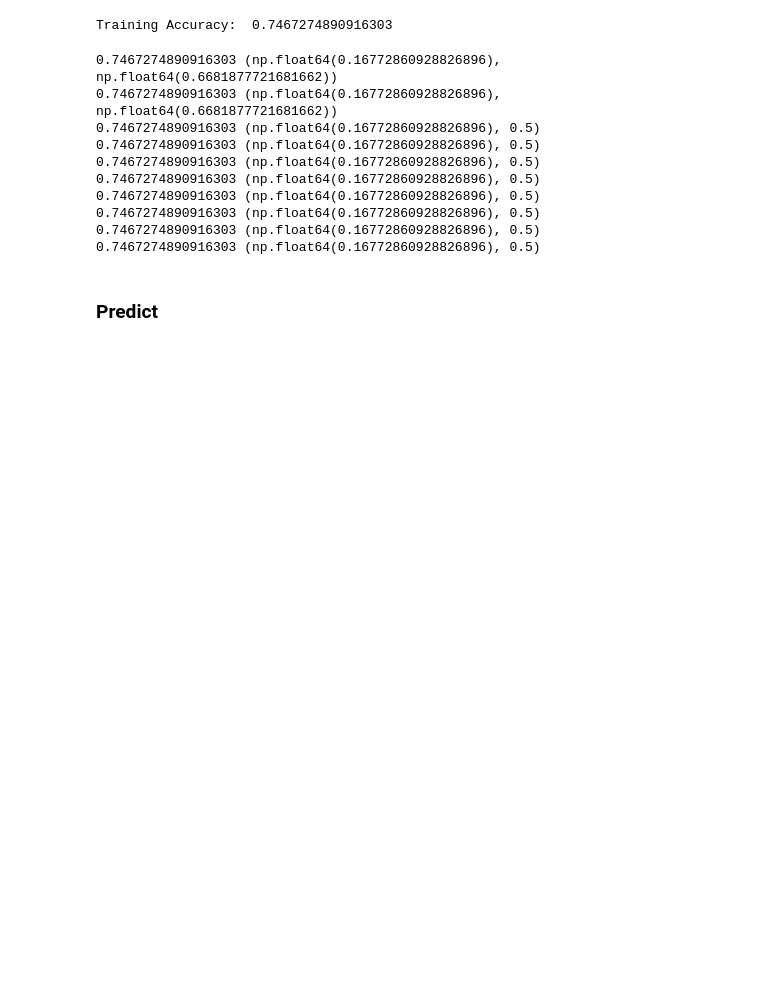
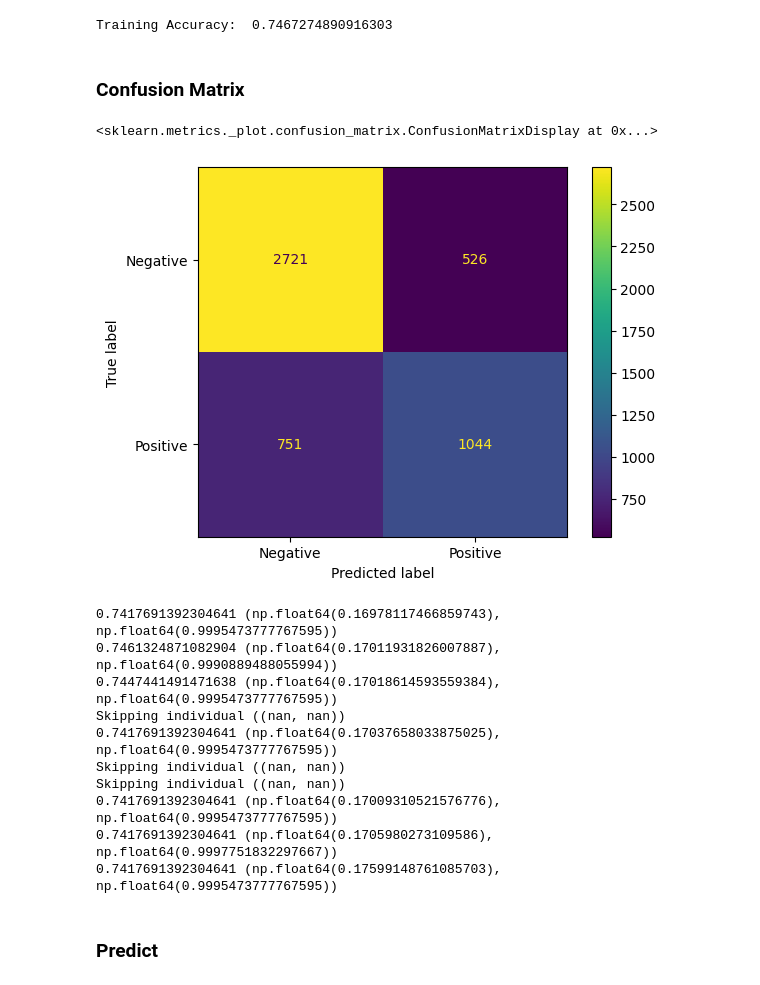
Before and after one commit to BuiHoangTu/ul.year2024Autumn.evolutionary-computation.mid-project, a Jupyter notebook: main.ipynb, the cells around one changed output. Saved outputs shown, nothing was run; the diff lists cells and outputs as text; code cells hidden in the pictures; blank space fills up the shorter version.

```diff
--- a/main.ipynb
+++ b/main.ipynb
@@ -297,15 +268,15 @@ def gePredictProba(individual, nf, bf, training=False):
                 pos_mask = activations > 0
                 neg_mask = ~pos_mask
 
-                probaScaled = np.zeros_like(activations)
+                activationsScaled = np.zeros_like(activations)
                 if len(set(activations[pos_mask])) >= 2:
                     scaleFactor = 5 / activations[pos_mask].max()
                     pos_scaled = activations[pos_mask] * scaleFactor
-                    probaScaled[pos_mask] = pos_scaled
+                    activationsScaled[pos_mask] = pos_scaled
                 if len(set(activations[neg_mask])) >= 2:
                     scaleFactor = 5 / -activations[neg_mask].min()
                     neg_scaled = activations[neg_mask] * scaleFactor
-                    probaScaled[neg_mask] = neg_scaled
+                    activationsScaled[neg_mask] = neg_scaled
 
             proba = sigmoid(activations)
             return proba
@@ -600,22 +578,45 @@ with open("best_individual.txt", "w+") as f:
     print("\nTraining Accuracy: ", trainAcc, file=f)
 # %% [output]
 Training Accuracy:  0.7467274890916303
+# %% [markdown]
+### Confusion Matrix
+# %%
+from sklearn.metrics import confusion_matrix, ConfusionMatrixDisplay
+
+
+cm = confusion_matrix(y_train, gePredict(hof.items[0], X_train[CONTINUOUS_FEATURES + ORDINAL_FEATURES].to_numpy(), X_train[BOOLEAN_FEATURES].to_numpy()))
+disp = ConfusionMatrixDisplay(confusion_matrix=cm, display_labels=["Negative", "Positive"])
+
+disp.plot()
+# %% [output]
+<sklearn.metrics._plot.confusion_matrix.ConfusionMatrixDisplay at 0x...>
+[figure, added]
 # %%
 # training accuracy of the hall of fame
 
-for ind in hof.items:
-    print(accuracyFitness(ind, X_train, y_train), ind.fitness.values)
+best = hof.items[0]
+bestAcc = accuracyFitness(best, X_train, y_train)
+for ind in mainHOF.items:
+    try:
+        acc = accuracyFitness(ind, X_train, y_train)
+        print(acc, ind.fitness.values)
+
+        if acc > bestAcc:
+            best = ind
+            bestAcc = acc
+    except Exception as e:
+        print(f"Skipping individual ({ind.fitness.values})")
 # %% [output]
-0.7467274890916303 (np.float64(0.16772860928826896), np.float64(0.6681877721681662))
-0.7467274890916303 (np.float64(0.16772860928826896), np.float64(0.6681877721681662))
-0.7467274890916303 (np.float64(0.16772860928826896), 0.5)
-0.7467274890916303 (np.float64(0.16772860928826896), 0.5)
-0.7467274890916303 (np.float64(0.16772860928826896), 0.5)
-0.7467274890916303 (np.float64(0.16772860928826896), 0.5)
-0.7467274890916303 (np.float64(0.16772860928826896), 0.5)
-0.7467274890916303 (np.float64(0.16772860928826896), 0.5)
-0.7467274890916303 (np.float64(0.16772860928826896), 0.5)
-0.7467274890916303 (np.float64(0.16772860928826896), 0.5)
+0.7417691392304641 (np.float64(0.16978117466859743), np.float64(0.9995473777767595))
+0.7461324871082904 (np.float64(0.17011931826007887), np.float64(0.9990889488055994))
+0.7447441491471638 (np.float64(0.17018614593559384), np.float64(0.9995473777767595))
+Skipping individual ((nan, nan))
+0.7417691392304641 (np.float64(0.17037658033875025), np.float64(0.9995473777767595))
+Skipping individual ((nan, nan))
+Skipping individual ((nan, nan))
+0.7417691392304641 (np.float64(0.17009310521576776), np.float64(0.9995473777767595))
+0.7417691392304641 (np.float64(0.1705980273109586), np.float64(0.9997751832297667))
+0.7417691392304641 (np.float64(0.17599148761085703), np.float64(0.9995473777767595))
 # %% [markdown]
 ### Predict
 # %%
```
Also changed, not shown: parts of 10 cells of this notebook, 1 other file.
